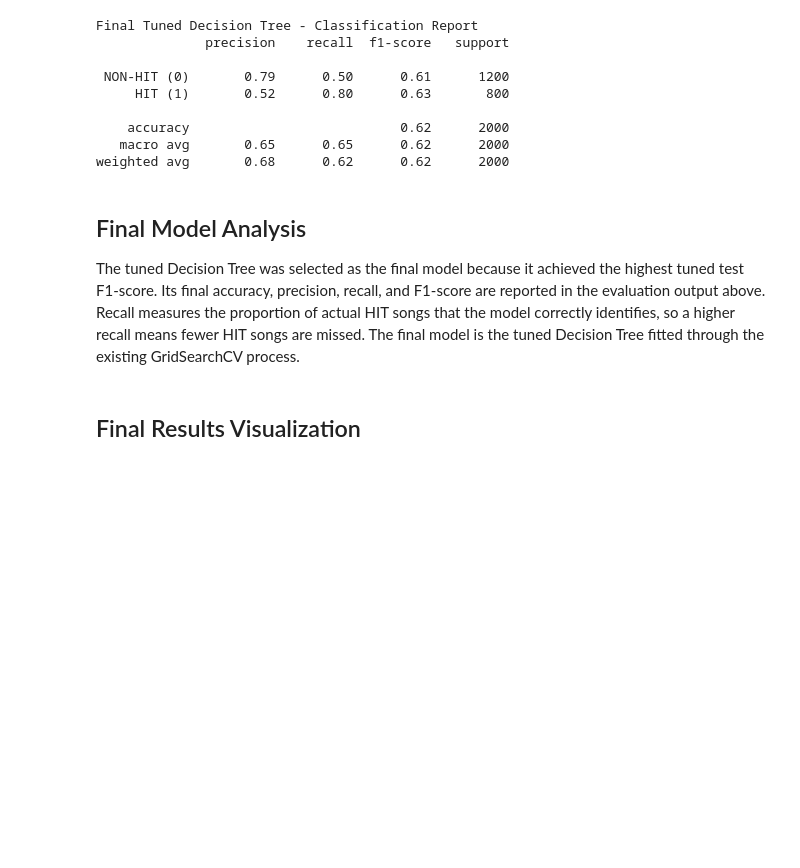
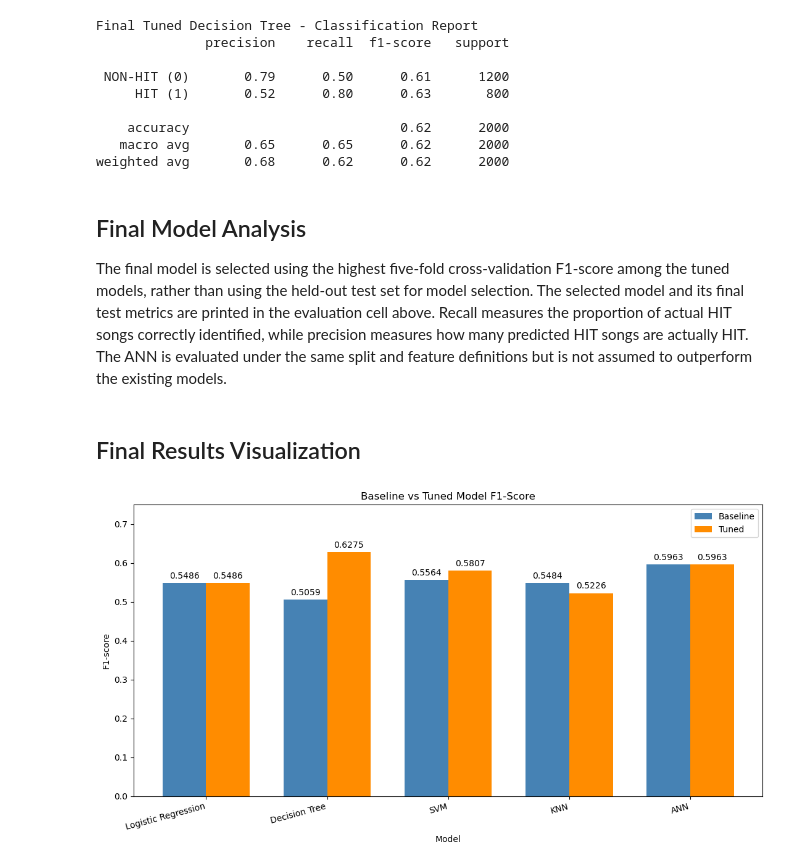
Before and after one commit to sagark-05/Hit-Song-Prediction-Using-Spotify-Data, a Jupyter notebook: notebooks/model_training.ipynb, the cells around one changed output. Saved outputs shown, nothing was run; the diff lists cells and outputs as text; code cells hidden in the pictures; blank space fills up the shorter version.

```diff
--- a/notebooks/model_training.ipynb
+++ b/notebooks/model_training.ipynb
@@ -446,11 +553,11 @@ weighted avg       0.68      0.62      0.62      2000
 # %% [markdown]
 ## Final Model Analysis
 
-The tuned Decision Tree was selected as the final model because it achieved the highest tuned test F1-score. Its final accuracy, precision, recall, and F1-score are reported in the evaluation output above. Recall measures the proportion of actual HIT songs that the model correctly identifies, so a higher recall means fewer HIT songs are missed. The final model is the tuned Decision Tree fitted through the existing GridSearchCV process.
+The final model is selected using the highest five-fold cross-validation F1-score among the tuned models, rather than using the held-out test set for model selection. The selected model and its final test metrics are printed in the evaluation cell above. Recall measures the proportion of actual HIT songs correctly identified, while precision measures how many predicted HIT songs are actually HIT. The ANN is evaluated under the same split and feature definitions but is not assumed to outperform the existing models.
 # %% [markdown]
 ## Final Results Visualization
 # %%
-model_order = ["Logistic Regression", "Decision Tree", "SVM", "KNN"]
+model_order = ["Logistic Regression", "Decision Tree", "SVM", "KNN", "ANN"]
 baseline_scores = [
     results_df.loc[results_df["model"] == model, "f1_score"].iloc[0]
     for model in model_order
@@ -465,31 +572,33 @@ bar_width = 0.36
 
 fig, ax = plt.subplots(figsize=(11, 6))
 baseline_bars = ax.bar(
     x_positions - bar_width / 2,
     baseline_scores,
     bar_width,
     label="Baseline",
     color="steelblue",
 )
 tuned_bars = ax.bar(
     x_positions + bar_width / 2,
     tuned_scores,
     bar_width,
     label="Tuned",
     color="darkorange",
 )
 
 ax.set_title("Baseline vs Tuned Model F1-Score")
 ax.set_xlabel("Model")
 ax.set_ylabel("F1-score")
 ax.set_xticks(x_positions)
 ax.set_xticklabels(model_order, rotation=15, ha="right")
 ax.set_ylim(0, 0.75)
 ax.legend()
 
 for bars in [baseline_bars, tuned_bars]:
     ax.bar_label(bars, fmt="%.4f", padding=3)
 
 fig.tight_layout()
 plt.show()
+# %% [output]
+[figure, added]
 # %%
```
Also changed, not shown: parts of 13 cells of this notebook, 3 other files.
